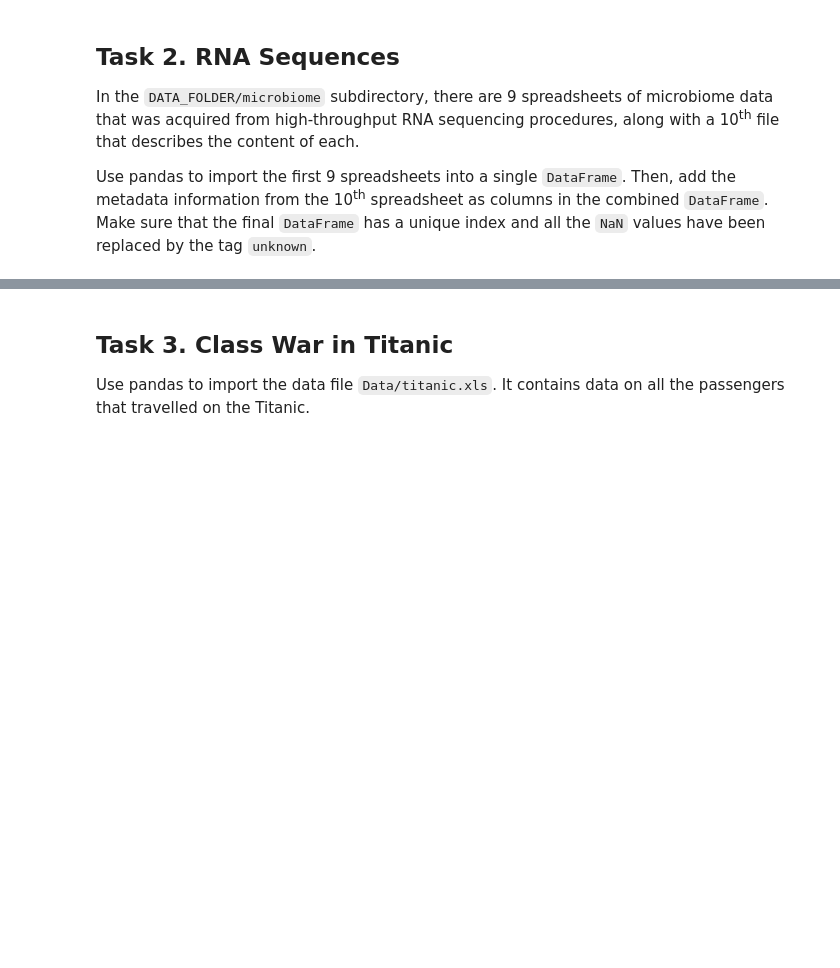
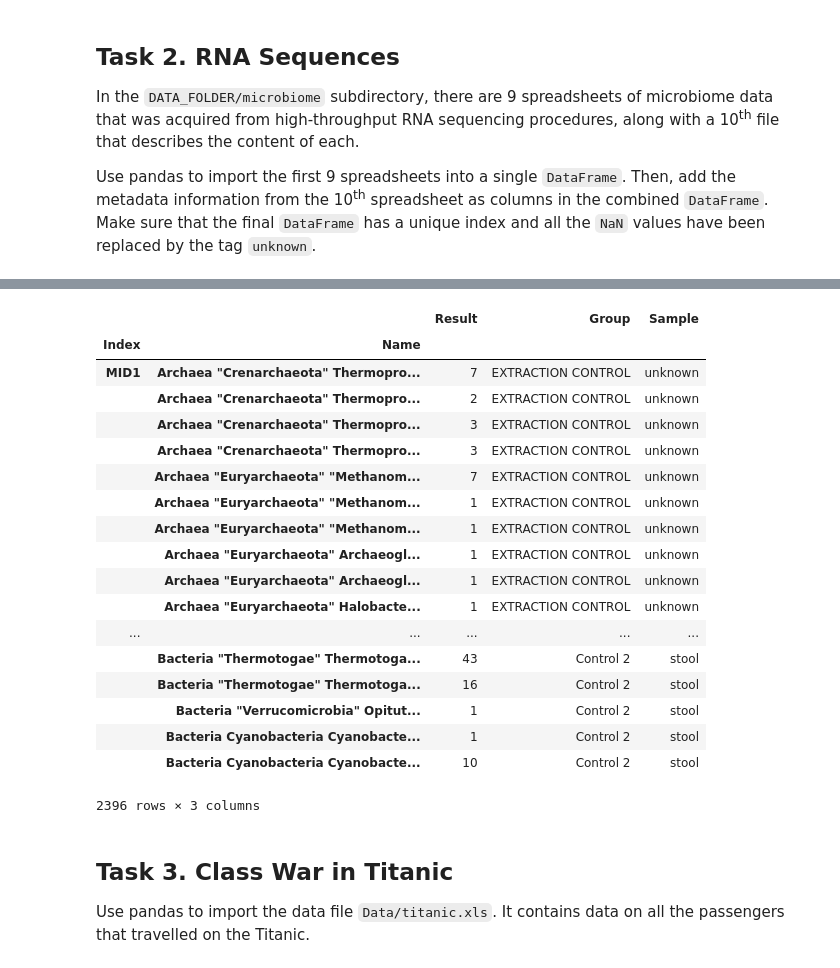
Before and after one commit to IsaacLeimgruber/ADA_labs_repo, a Jupyter notebook: 01 - Pandas and Data Wrangling/Homework 1_isaac.ipynb, the cells around one changed output, grey strips where cells are left out. Cells and saved outputs as stored; diff of their text form; code cells hidden in the pictures; blank space fills up the shorter version.

Commit message:
Complete Task 2 - microbiome

```diff
--- a/01 - Pandas and Data Wrangling/Homework 1_isaac.ipynb
+++ b/01 - Pandas and Data Wrangling/Homework 1_isaac.ipynb
@@ -861,0 +860,21 @@ Make sure that the final `DataFrame` has a unique index and all the `NaN` values
+# %%
+# Write your answer here
+
+
+path ='Data/microbiome'
+microbiome = pd.DataFrame()
+new_index = pd.DataFrame()
+
+for idx in range(1,10):
+    data_mid = pd.read_excel(path + '/MID' + str(idx) + '.xls', 'Sheet 1', index_col=None, header=None)
+
+    new_index_temp = ['MID'+ str(idx)]* len(data_mid);
+
+    index_mid = pd.DataFrame({'Index' : new_index_temp}, index = range(0,len(data_mid)));
+    index_mid = data_mid.join(index_mid)
+
+    microbiome = microbiome.append(index_mid)
+
+
+microbiome.columns = ['Name','Result', 'Index']
+microbiome
@@ -862,3 +900,31 @@ Make sure that the final `DataFrame` has a unique index and all the `NaN` values
+# %%
+metadata = pd.read_excel(path + '/metadata.xls', index_col=None, header=None)
+metadata.columns = ['Index','Group', 'Sample']
+
+
+microbiome_final = pd.merge(microbiome, metadata,on=('Index'), how='left', indicator=False,)
+microbiome_final = microbiome_final.set_index(['Index','Name']).fillna('unknown');
+microbiome_final
+# %% [output]
+|  |  | Result | Group | Sample |
+| Index | Name |  |  |  |
+| MID1 | Archaea "Crenarchaeota" Thermopro... | 7 | EXTRACTION CONTROL | unknown |
+|  | Archaea "Crenarchaeota" Thermopro... | 2 | EXTRACTION CONTROL | unknown |
+|  | Archaea "Crenarchaeota" Thermopro... | 3 | EXTRACTION CONTROL | unknown |
+|  | Archaea "Crenarchaeota" Thermopro... | 3 | EXTRACTION CONTROL | unknown |
+|  | Archaea "Euryarchaeota" "Methanom... | 7 | EXTRACTION CONTROL | unknown |
+|  | Archaea "Euryarchaeota" "Methanom... | 1 | EXTRACTION CONTROL | unknown |
+|  | Archaea "Euryarchaeota" "Methanom... | 1 | EXTRACTION CONTROL | unknown |
+|  | Archaea "Euryarchaeota" Archaeogl... | 1 | EXTRACTION CONTROL | unknown |
+|  | Archaea "Euryarchaeota" Archaeogl... | 1 | EXTRACTION CONTROL | unknown |
+|  | Archaea "Euryarchaeota" Halobacte... | 1 | EXTRACTION CONTROL | unknown |
+| ... | ... | ... | ... | ... |
+|  | Bacteria "Thermotogae" Thermotoga... | 43 | Control 2 | stool |
+|  | Bacteria "Thermotogae" Thermotoga... | 16 | Control 2 | stool |
+|  | Bacteria "Verrucomicrobia" Opitut... | 1 | Control 2 | stool |
+|  | Bacteria Cyanobacteria Cyanobacte... | 1 | Control 2 | stool |
+|  | Bacteria Cyanobacteria Cyanobacte... | 10 | Control 2 | stool |
+2396 rows × 3 columns
 # %% [markdown]
 ## Task 3. Class War in Titanic
 
```
Also changed, not shown: parts of 2 cells of this notebook.
